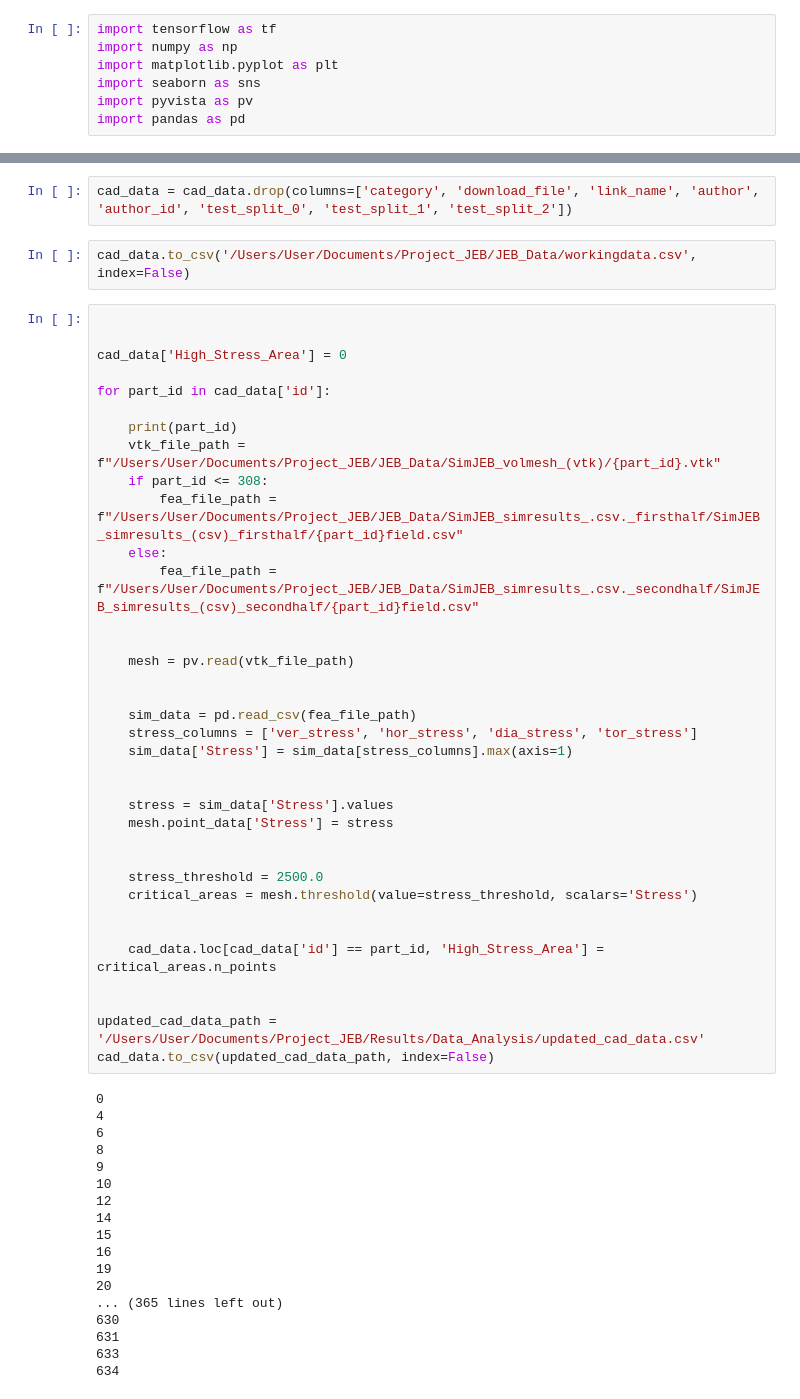
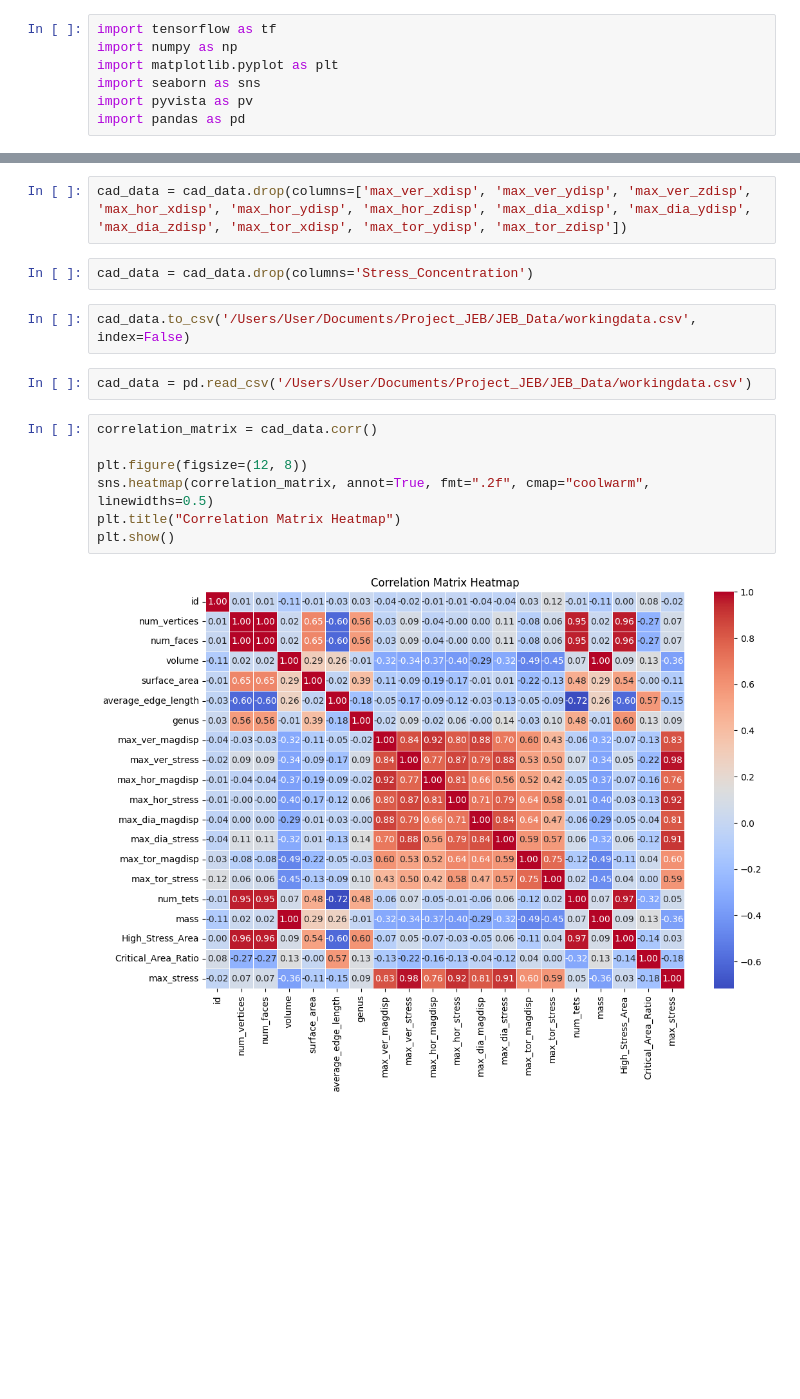
Before and after one commit to mishramlan/JEB-structural-simulation, a Jupyter notebook: Notebooks/Data_Analysis/feature_analysis.ipynb, the cells around one changed output, grey strips where cells are left out. Drawn from its saved outputs; the diff is of its cells as text; blank space fills up the shorter version.

```diff
--- a/Notebooks/Data_Analysis/feature_analysis.ipynb
+++ b/Notebooks/Data_Analysis/feature_analysis.ipynb
@@ -20,58 +169,17 @@ cad_data.head(5)
+# %%
+cad_data = cad_data.drop(columns=['max_ver_xdisp', 'max_ver_ydisp', 'max_ver_zdisp', 'max_hor_xdisp', 'max_hor_ydisp', 'max_hor_zdisp', 'max_dia_xdisp', 'max_dia_ydisp', 'max_dia_zdisp', 'max_tor_xdisp', 'max_tor_ydisp', 'max_tor_zdisp'])
 # %%
-cad_data = cad_data.drop(columns=['category', 'download_file', 'link_name', 'author', 'author_id', 'test_split_0', 'test_split_1', 'test_split_2'])
+cad_data = cad_data.drop(columns='Stress_Concentration')
 # %%
 cad_data.to_csv('/Users/User/Documents/Project_JEB/JEB_Data/workingdata.csv', index=False)
-# %%
-
-
-cad_data['High_Stress_Area'] = 0
-
-for part_id in cad_data['id']:
-
-    print(part_id)
-    vtk_file_path = f"/Users/User/Documents/Project_JEB/JEB_Data/SimJEB_volmesh_(vtk)/{part_id}.vtk"
-    if part_id <= 308:
-        fea_file_path = f"/Users/User/Documents/Project_JEB/JEB_Data/SimJEB_simresults_.csv._firsthalf/SimJEB_simresults_(csv)_firsthalf/{part_id}field.csv"
-    else:
-        fea_file_path = f"/Users/User/Documents/Project_JEB/JEB_Data/SimJEB_simresults_.csv._secondhalf/SimJEB_simresults_(csv)_secondhalf/{part_id}field.csv"
-
-
-    mesh = pv.read(vtk_file_path)
-
-
-    sim_data = pd.read_csv(fea_file_path)
-    stress_columns = ['ver_stress', 'hor_stress', 'dia_stress', 'tor_stress']
-    sim_data['Stress'] = sim_data[stress_columns].max(axis=1)
-
-
-    stress = sim_data['Stress'].values
-    mesh.point_data['Stress'] = stress
-
-
-    stress_threshold = 2500.0
-    critical_areas = mesh.threshold(value=stress_threshold, scalars='Stress')
-
-
-    cad_data.loc[cad_data['id'] == part_id, 'High_Stress_Area'] = critical_areas.n_points
-
-
-updated_cad_data_path = '/Users/User/Documents/Project_JEB/Results/Data_Analysis/updated_cad_data.csv'
-cad_data.to_csv(updated_cad_data_path, index=False)
-# %% [output]
-0
-4
-6
-8
-9
-10
-12
-14
-15
-16
-19
-20
-... (365 lines left out)
-630
-631
-633
-634
+# %%
+cad_data = pd.read_csv('/Users/User/Documents/Project_JEB/JEB_Data/workingdata.csv')
+# %%
+correlation_matrix = cad_data.corr()
+
+plt.figure(figsize=(12, 8))
+sns.heatmap(correlation_matrix, annot=True, fmt=".2f", cmap="coolwarm", linewidths=0.5)
+plt.title("Correlation Matrix Heatmap")
+plt.show()
+# %% [output]
+[figure, added]
```
Also changed, not shown: parts of 23 cells of this notebook, 6 other files.
